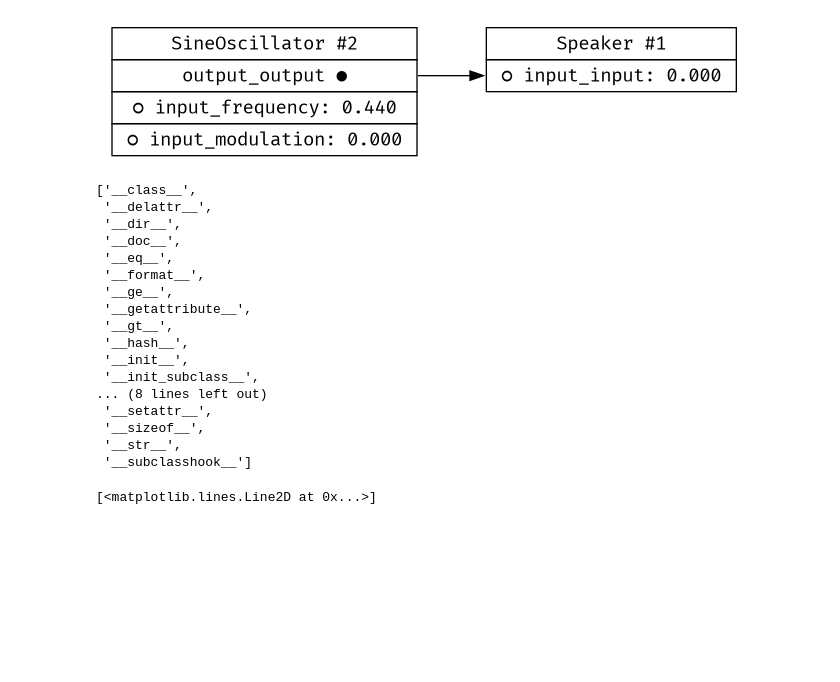
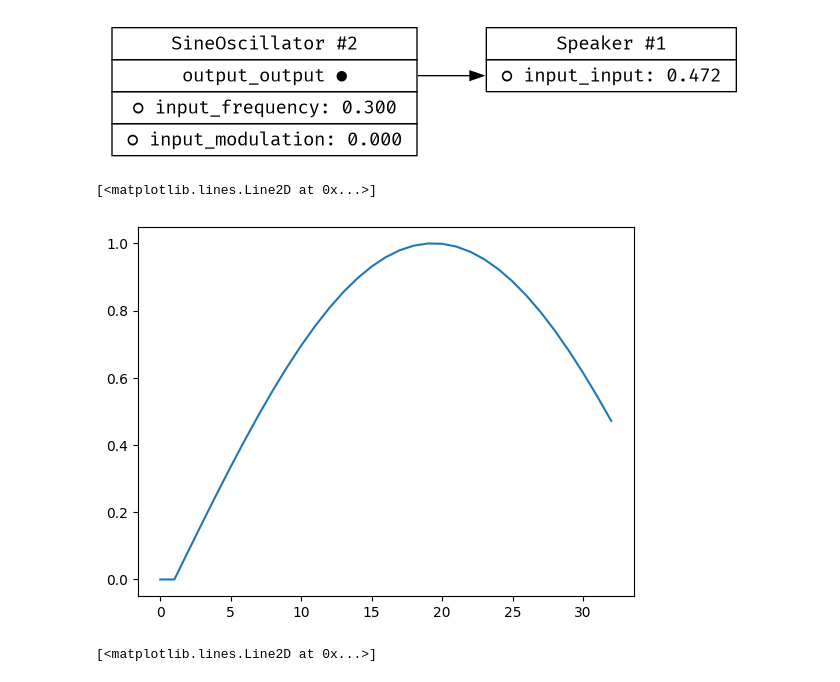
Before and after one commit to Wint3rmute/luthier, a Jupyter notebook: rust.ipynb, the cells around one changed output. Drawn from its saved outputs; the diff is of its cells as text; code cells hidden in the pictures; blank space fills up the shorter version.

Commit message:
graph.set_input exposed for python

```diff
--- a/rust.ipynb
+++ b/rust.ipynb
@@ -23,29 +23,15 @@ from copy import deepcopy
 from IPython.display import Audio, display, Image, HTML
 # %%
 graph = DspGraph()
-
+graph.set_input(2, "input_frequency",0.3)
+result = graph.play(33)
 display(Image(bytes(graph.draw())))
+plt.plot(result)
 # %% [output]
 [figure]
+[<matplotlib.lines.Line2D at 0x...>]
+[figure, added]
 # %%
 s = SineOscillator()
-dir(s)
+s.input_frequency = 0.440
-# %% [output]
-['__class__',
- '__delattr__',
- '__dir__',
- '__doc__',
- '__eq__',
- '__format__',
- '__ge__',
- '__getattribute__',
- '__gt__',
- '__hash__',
- '__init__',
- '__init_subclass__',
-... (8 lines left out)
- '__setattr__',
- '__sizeof__',
- '__str__',
- '__subclasshook__']
 # %%
```
Also changed, not shown: parts of 2 cells of this notebook, 1 other file.
